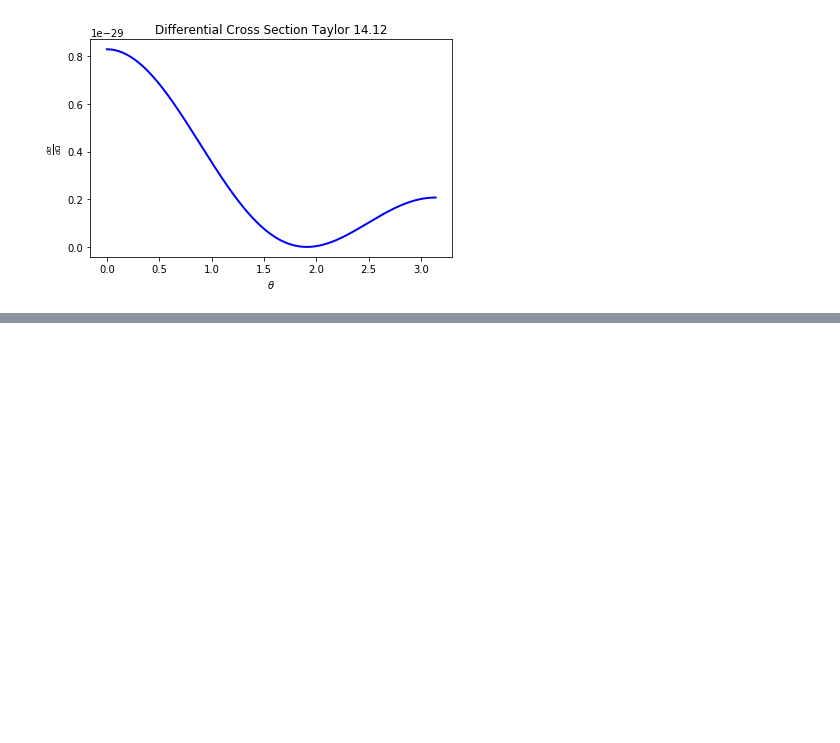
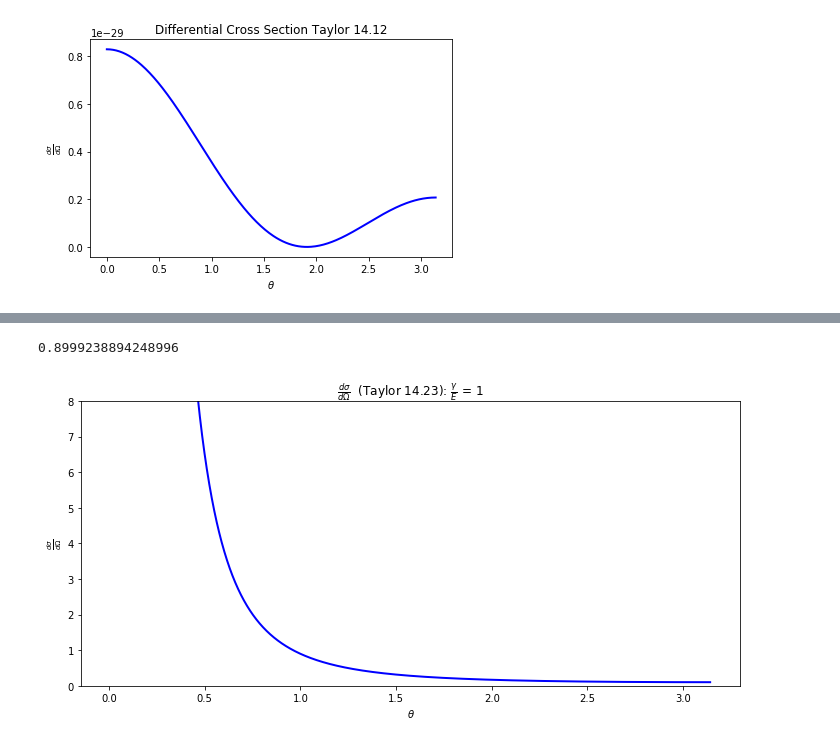
Before and after one commit to sGourapura/TheorMech5300, a Jupyter notebook: HW12/PS12.ipynb, the cells around one changed output, grey strips where cells are left out. Drawn from its saved outputs; the diff is of its cells as text; code cells hidden in the pictures; blank space fills up the shorter version.

```diff
--- a/HW12/PS12.ipynb
+++ b/HW12/PS12.ipynb
@@ -58,0 +118,31 @@ fig.savefig('Taylor_Problem_14p15.png',
+# %%
+def dSigdOmeg2(theta_pts):
+
+    ans = (np.pi**2) *(np.pi - theta_pts)
+    ans /= (theta_pts**2) *((2.*np.pi-theta_pts)**2) *np.sin(theta_pts)
+    return ans
+
+theta_min = 0.01
+theta_max = np.pi
+delta_theta = 0.001
+theta_pts = np.arange(theta_min, theta_max, delta_theta)
+
+print(dSigdOmeg2(1))
+
+fig = plt.figure(figsize=(10, 5))
+
+ax1 = fig.add_subplot(1,1,1)
+ax1.set_xlabel(r'$\theta$')
+ax1.set_ylabel(r'$\frac{d \sigma}{d \Omega}$')
+ax1.set_title(r'$\frac{d \sigma}{d \Omega}$  (Taylor 14.23): $\frac{\gamma}{E}$ = 1')
+ax1.set_ylim(0, 8)
+
+ax1.plot(theta_pts, dSigdOmeg2(theta_pts),
+                color='blue', lw=2)
+
+fig.tight_layout()
+fig.savefig('Taylor_Problem_14p23.png',
+                   bbox_inches='tight')
+# %% [output]
+0.8999238894248996
+[figure, added]
```
Also changed, not shown: parts of 4 cells of this notebook, 7 other files.
